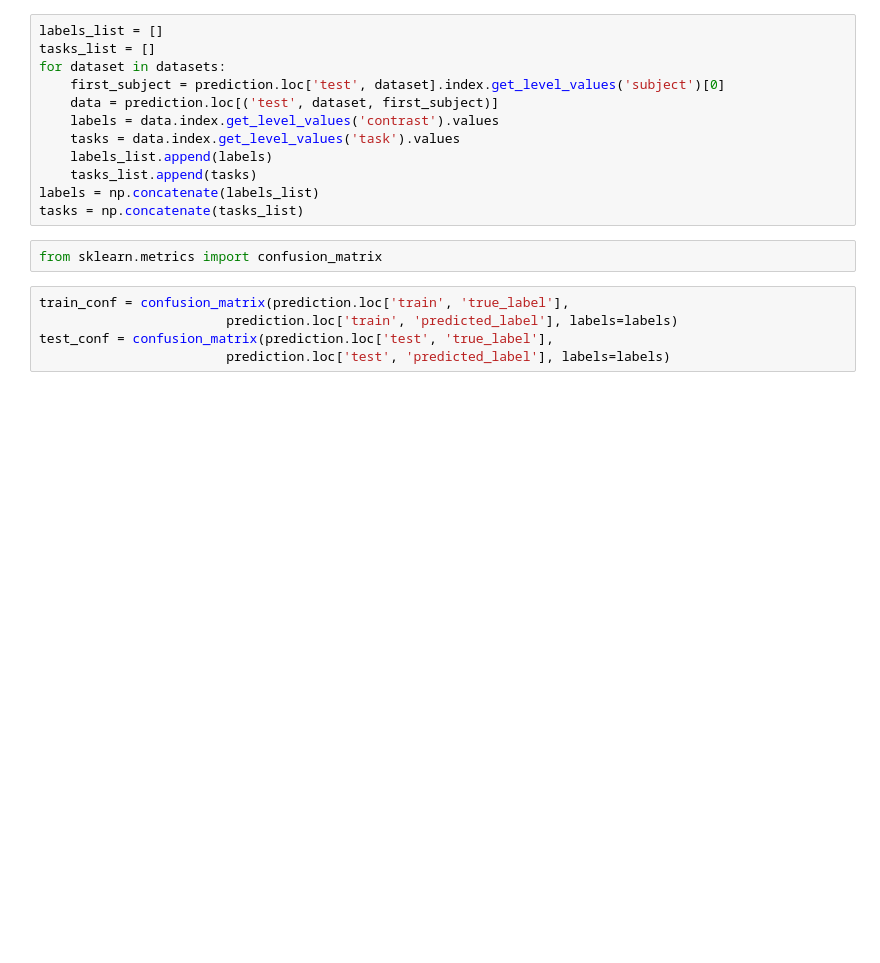
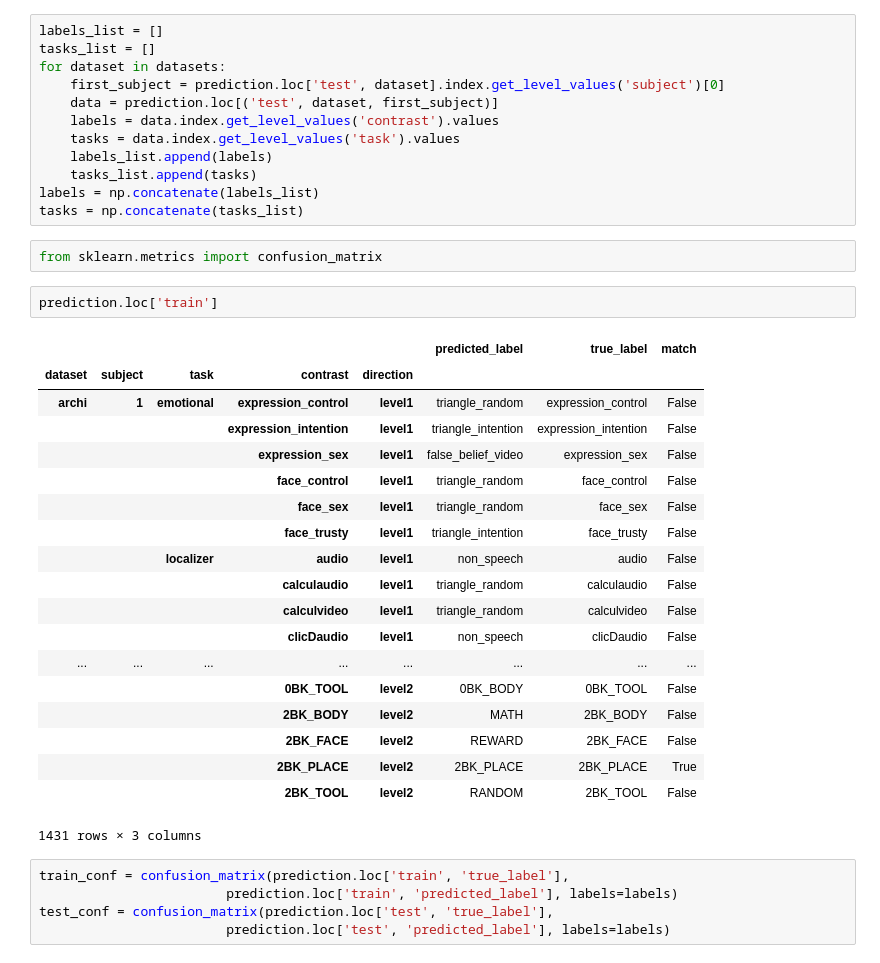
Before and after one commit to arthurmensch/modl, a Jupyter notebook: examples/contrast/analyse_prediction-multi.ipynb, the cells around one changed output. Drawn from its saved outputs; the diff is of its cells as text; blank space fills up the shorter version.

```diff
--- a/examples/contrast/analyse_prediction-multi.ipynb
+++ b/examples/contrast/analyse_prediction-multi.ipynb
@@ -114,6 +108,28 @@ labels = np.concatenate(labels_list)
 tasks = np.concatenate(tasks_list)
 # %%
 from sklearn.metrics import confusion_matrix
+# %%
+prediction.loc['train']
+# %% [output]
+|  |  |  |  |  | predicted_label | true_label | match |
+| dataset | subject | task | contrast | direction |  |  |  |
+| archi | 1 | emotional | expression_control | level1 | triangle_random | expression_control | False |
+|  |  |  | expression_intention | level1 | triangle_intention | expression_intention | False |
+|  |  |  | expression_sex | level1 | false_belief_video | expression_sex | False |
+|  |  |  | face_control | level1 | triangle_random | face_control | False |
+|  |  |  | face_sex | level1 | triangle_random | face_sex | False |
+|  |  |  | face_trusty | level1 | triangle_intention | face_trusty | False |
+|  |  | localizer | audio | level1 | non_speech | audio | False |
+|  |  |  | calculaudio | level1 | triangle_random | calculaudio | False |
+|  |  |  | calculvideo | level1 | triangle_random | calculvideo | False |
+|  |  |  | clicDaudio | level1 | non_speech | clicDaudio | False |
+| ... | ... | ... | ... | ... | ... | ... | ... |
+|  |  |  | 0BK_TOOL | level2 | 0BK_BODY | 0BK_TOOL | False |
+|  |  |  | 2BK_BODY | level2 | MATH | 2BK_BODY | False |
+|  |  |  | 2BK_FACE | level2 | REWARD | 2BK_FACE | False |
+|  |  |  | 2BK_PLACE | level2 | 2BK_PLACE | 2BK_PLACE | True |
+|  |  |  | 2BK_TOOL | level2 | RANDOM | 2BK_TOOL | False |
+1431 rows × 3 columns
 # %%
 train_conf = confusion_matrix(prediction.loc['train', 'true_label'],
                         prediction.loc['train', 'predicted_label'], labels=labels)
```
Also changed, not shown: parts of 24 cells of this notebook, 4 other files.
